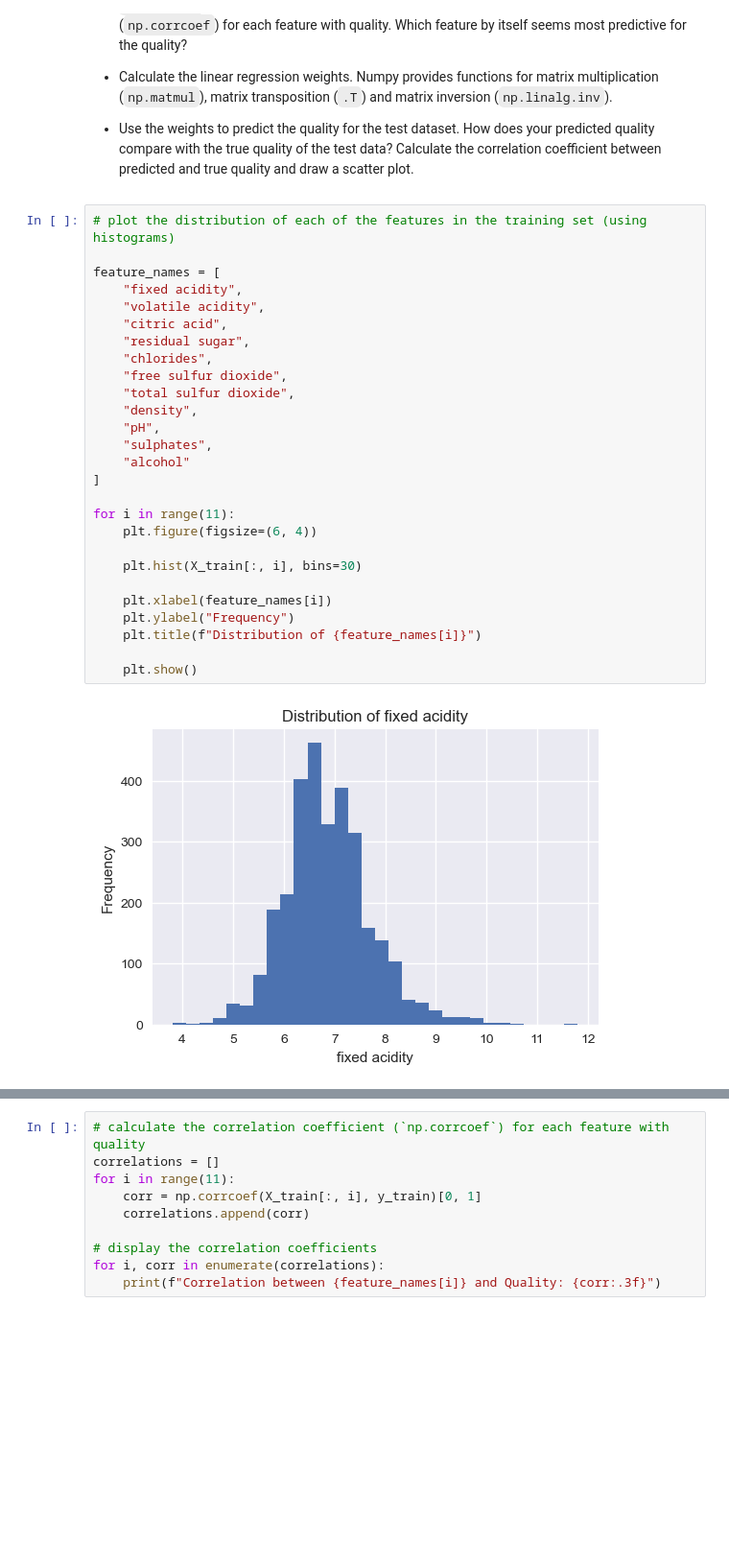
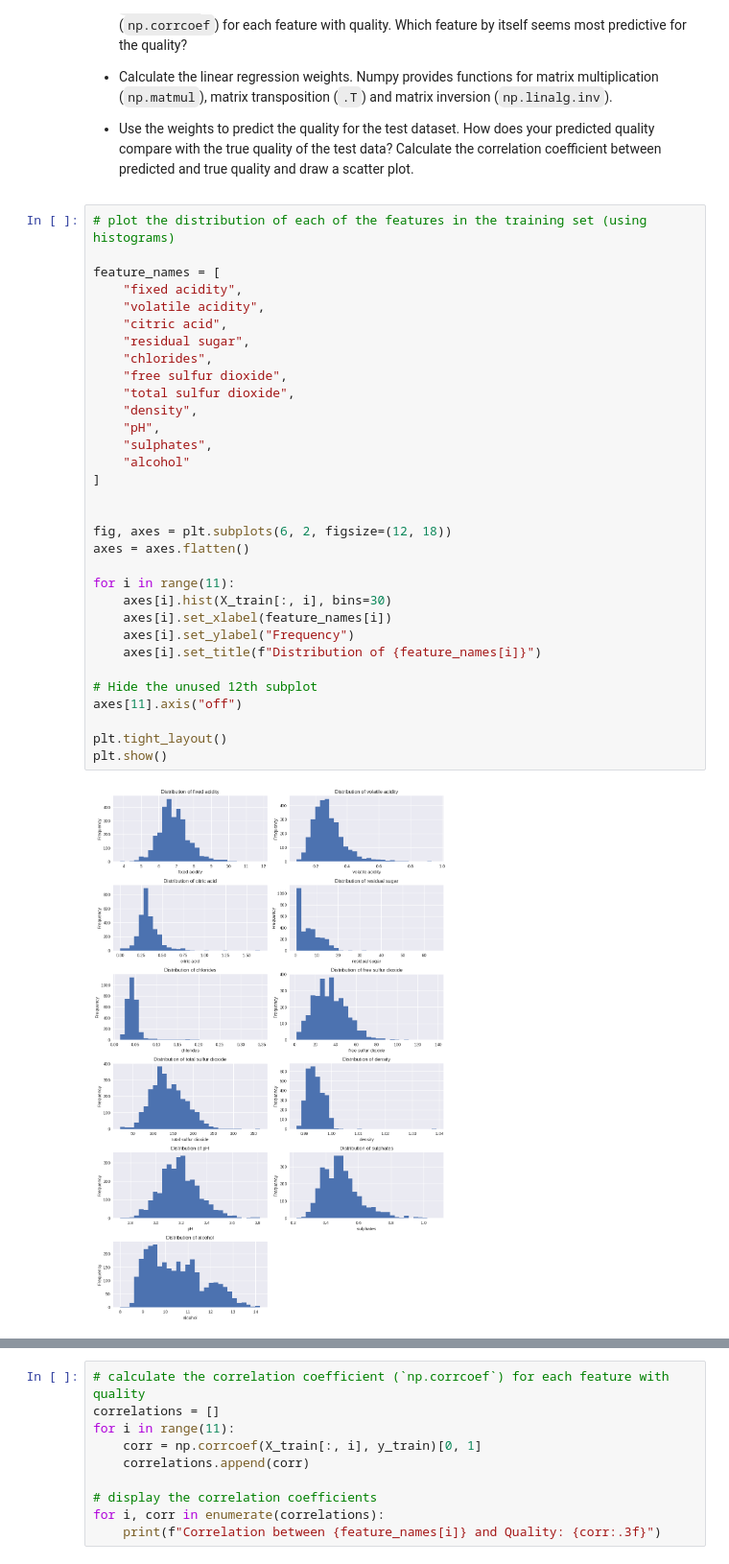
Before and after one commit to TildeSkar/Applied-Deep-Learning---Physics---exrecises, a Jupyter notebook: Exercise 4.ipynb, the cells around one changed output, grey strips where cells are left out. Shown at 96% size. Saved outputs shown, nothing was run; the diff lists cells and outputs as text; blank space fills up the shorter version.

```diff
--- a/Exercise 4.ipynb
+++ b/Exercise 4.ipynb
@@ -112,29 +111,34 @@ does your predicted quality compare with the true quality of the test data? Calc
 # %%
 # plot the distribution of each of the features in the training set (using histograms)
 
 feature_names = [
     "fixed acidity",
     "volatile acidity",
     "citric acid",
     "residual sugar",
     "chlorides",
     "free sulfur dioxide",
     "total sulfur dioxide",
     "density",
     "pH",
     "sulphates",
     "alcohol"
 ]
 
+
+fig, axes = plt.subplots(6, 2, figsize=(12, 18))
+axes = axes.flatten()
+
 for i in range(11):
-    plt.figure(figsize=(6, 4))
+    axes[i].hist(X_train[:, i], bins=30)
+    axes[i].set_xlabel(feature_names[i])
+    axes[i].set_ylabel("Frequency")
+    axes[i].set_title(f"Distribution of {feature_names[i]}")
 
-    plt.hist(X_train[:, i], bins=30)
+# Hide the unused 12th subplot
+axes[11].axis("off")
 
-    plt.xlabel(feature_names[i])
-    plt.ylabel("Frequency")
-    plt.title(f"Distribution of {feature_names[i]}")
-
-    plt.show()
+plt.tight_layout()
+plt.show()
 # %% [output]
-[figure, old version]
+[figure, new version]
```
Also changed, not shown: parts of 4 cells of this notebook.
